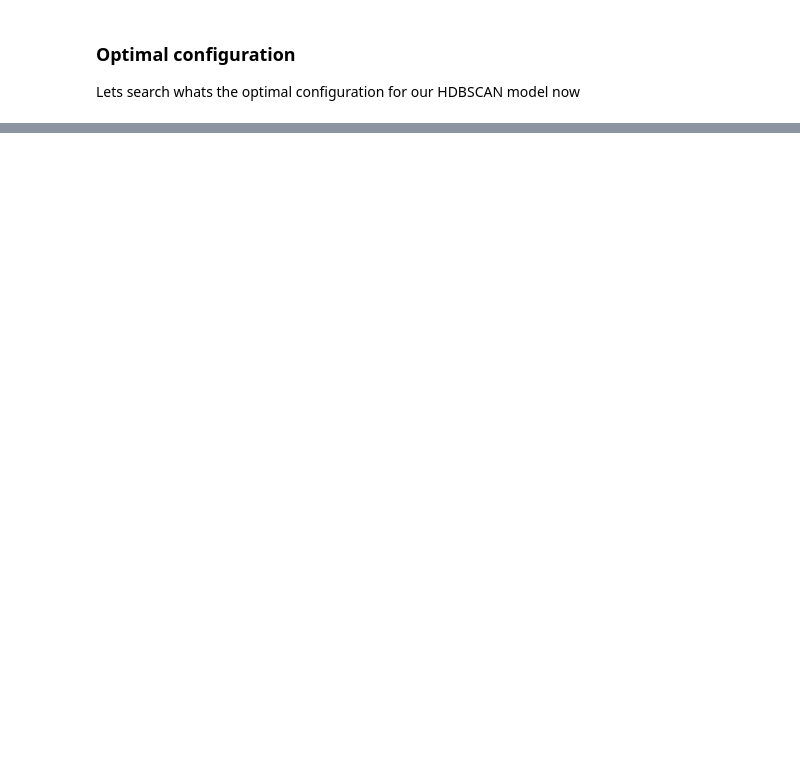
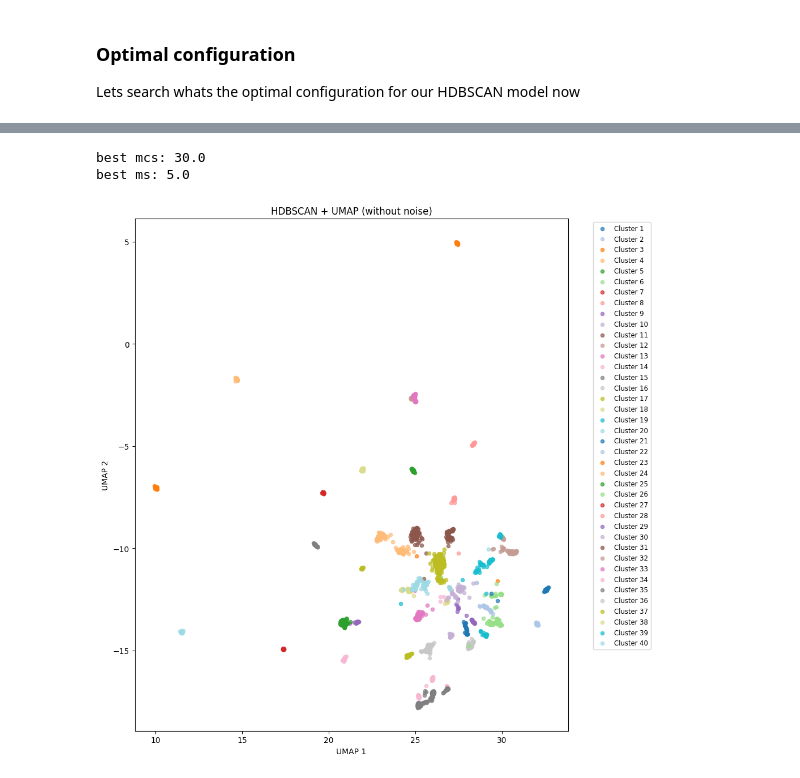
Before and after one commit to Etxarri/ShelterAI, a Jupyter notebook: backend/ai-service/documentation/clustering_models.ipynb, the cells around one changed output, grey strips where cells are left out. Drawn from its saved outputs; the diff is of its cells as text; code cells hidden in the pictures; blank space fills up the shorter version.

```diff
--- a/backend/ai-service/documentation/clustering_models.ipynb
+++ b/backend/ai-service/documentation/clustering_models.ipynb
@@ -632,0 +647,5 @@ else:
+# %%
+from sklearn.decomposition import PCA
+
+X_pca = PCA(n_components=30, random_state=0).fit_transform(X_scaled)
+labels = hdbscan.HDBSCAN(min_cluster_size=15, min_samples=5).fit_predict(X_pca)
@@ -632,0 +844,59 @@ else:
+# %%
+best = df2.iloc[0]
+best_mcs = int(best["mcs"])
+best_ms = None if pd.isna(best["ms"]) else int(best["ms"])
+
+clusterer = hdbscan.HDBSCAN(min_cluster_size=best_mcs, min_samples=best_ms)
+labels = clusterer.fit_predict(X_pca50)   # IMPORTANT: mismo espacio que evaluaste
+# %%
+print("best mcs: " + str(best['mcs']))
+print("best ms: " + str(best['ms']))
+# %% [output]
+best mcs: 30.0
+best ms: 5.0
+# %%
+dfhdbscan['cluster'] = labels
+plt.figure(figsize=(10, 10))
+
+show_noise = False
+
+cluster_ids = [c for c in np.unique(dfhdbscan['cluster']) if (c != -1 or show_noise)]
+
+if show_noise and (-1 in np.unique(dfhdbscan['cluster'])):
+    cluster_ids = sorted(np.unique(dfhdbscan['cluster']))
+else:
+    cluster_ids = [c for c in sorted(np.unique(dfhdbscan['cluster'])) if c != -1]
+
+n_clusters = len([c for c in cluster_ids if c != -1])
+
+if n_clusters == 0:
+    print("No clusters found.")
+else:
+    cmap = plt.cm.get_cmap('tab20')
+    cluster_map = {orig_id: i for i, orig_id in enumerate([c for c in cluster_ids if c != -1])}
+
+    for orig_cluster in cluster_ids:
+        mask = dfhdbscan['cluster'] == orig_cluster
+        if orig_cluster == -1:
+            color = (0.7, 0.7, 0.7)
+            label = 'Noise'
+            alpha = 0.25
+            s = 8
+        else:
+            idx = cluster_map[orig_cluster]
+            color = cmap(idx % 20)
+            label = f'Cluster {idx + 1}'
+            alpha = 0.7
+            s = 20
+
+        plt.scatter(dfhdbscan.loc[mask, 'umap1'], dfhdbscan.loc[mask, 'umap2'],
+                    color=color, label=label, alpha=alpha, s=s)
+
+    plt.xlabel('UMAP 1')
+    plt.ylabel('UMAP 2')
+    plt.title('HDBSCAN + UMAP (without noise)' if not show_noise else 'cluster' + 'HDBSCAN + UMAP (with noise)')
+    plt.legend(bbox_to_anchor=(1.05, 1), loc='upper left', fontsize='small')
+    plt.tight_layout()
+    plt.show()
+# %% [output]
+[figure, added]
```
Also changed, not shown: parts of 22 cells of this notebook.
